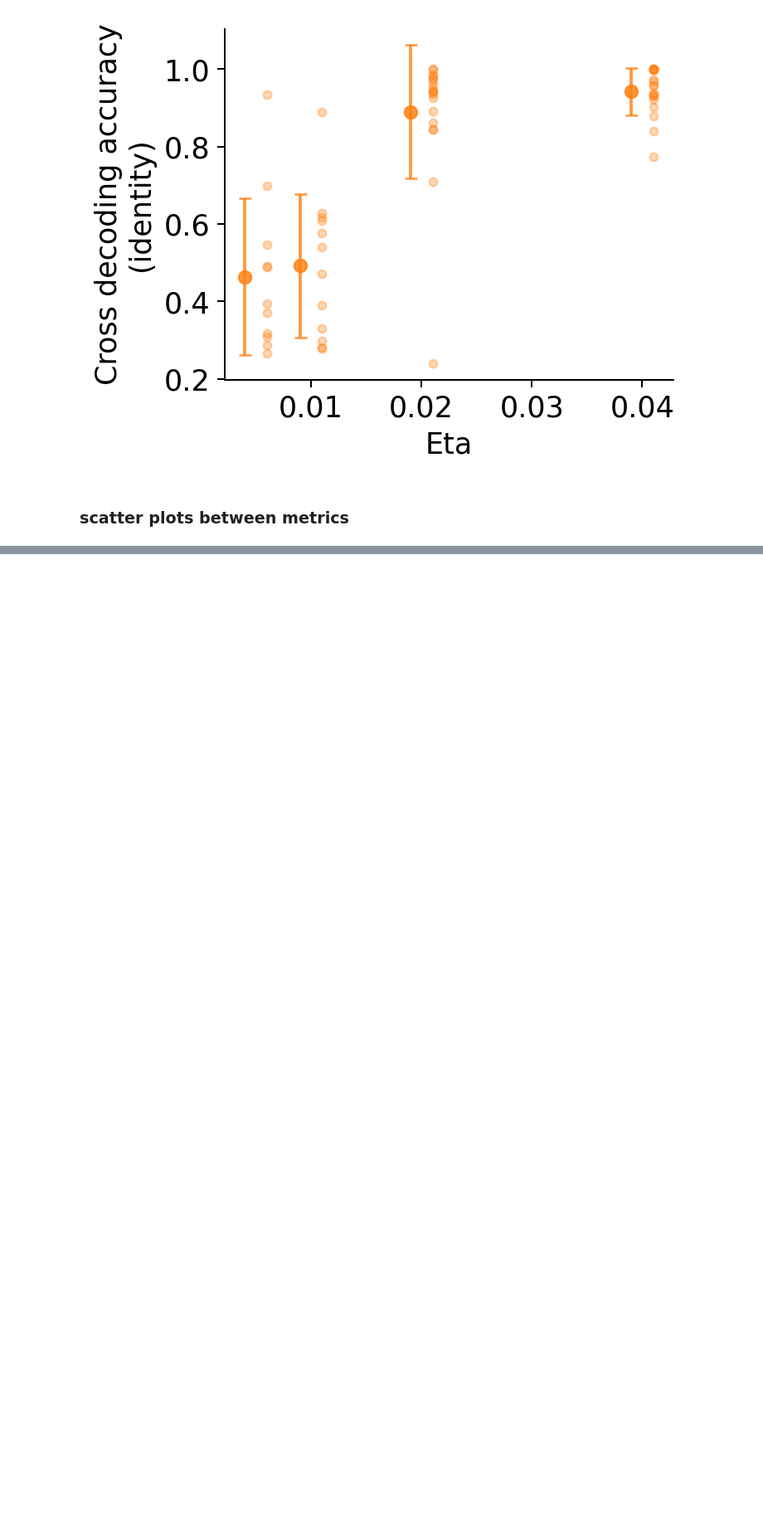
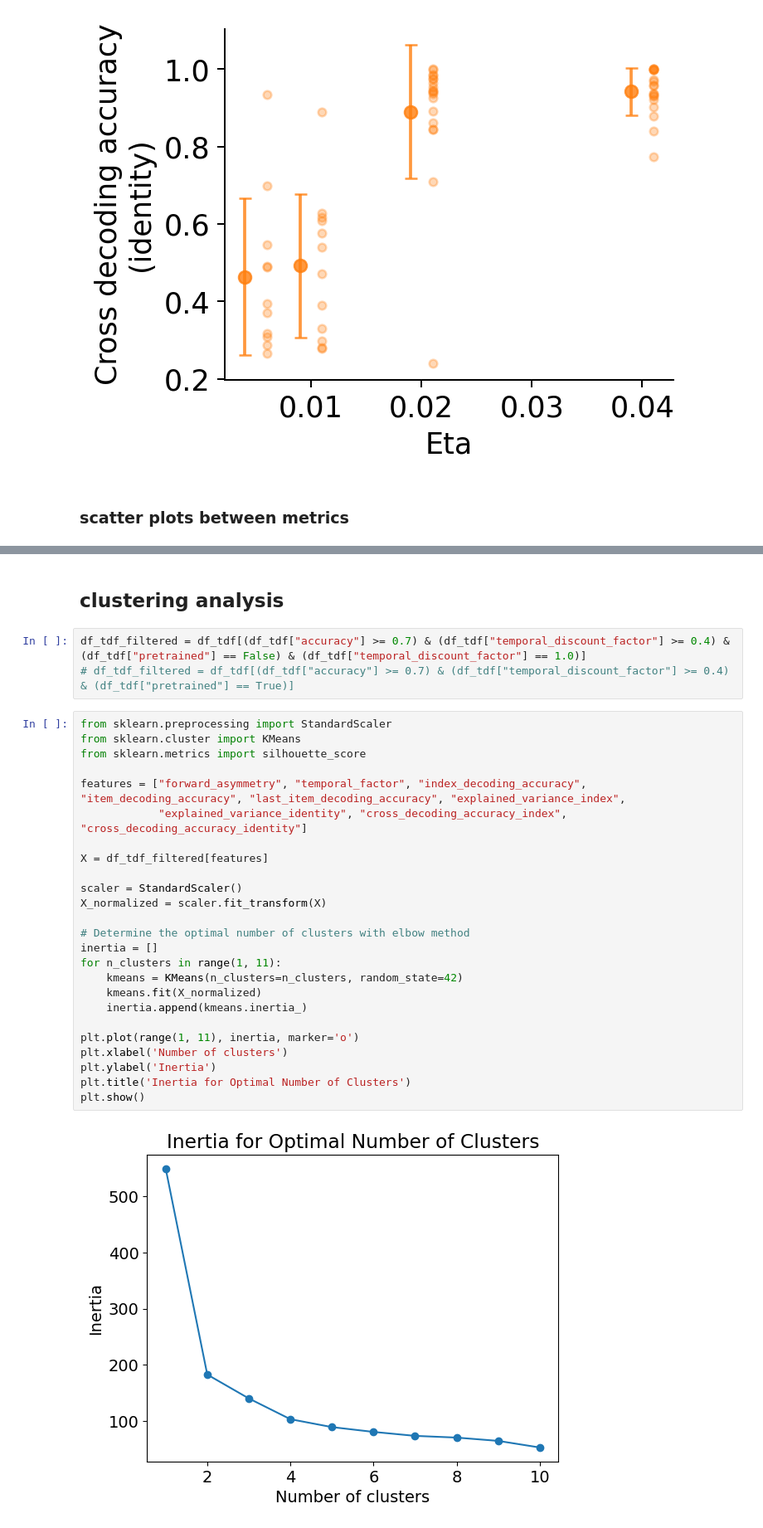
Before and after one commit to yunchen-hung/gru-li-model, a Jupyter notebook: analysis_fr_paper.ipynb, the cells around one changed output, grey strips where cells are left out. Shown at 83% size. Cells and saved outputs as stored; diff of their text form; blank space fills up the shorter version.

Commit message:
analyses on clustering

```diff
--- a/analysis_fr_paper.ipynb
+++ b/analysis_fr_paper.ipynb
@@ -443,0 +492,32 @@ plot_scatter(df_tdf_vary_eta["cross_decoding_accuracy_index"], df_tdf_vary_eta["
+# %% [markdown]
+## clustering analysis
+# %%
+df_tdf_filtered = df_tdf[(df_tdf["accuracy"] >= 0.7) & (df_tdf["temporal_discount_factor"] >= 0.4) & (df_tdf["pretrained"] == False) & (df_tdf["temporal_discount_factor"] == 1.0)]
+# df_tdf_filtered = df_tdf[(df_tdf["accuracy"] >= 0.7) & (df_tdf["temporal_discount_factor"] >= 0.4) & (df_tdf["pretrained"] == True)]
+# %%
+from sklearn.preprocessing import StandardScaler
+from sklearn.cluster import KMeans
+from sklearn.metrics import silhouette_score
+
+features = ["forward_asymmetry", "temporal_factor", "index_decoding_accuracy", "item_decoding_accuracy", "last_item_decoding_accuracy", "explained_variance_index",
+            "explained_variance_identity", "cross_decoding_accuracy_index", "cross_decoding_accuracy_identity"]
+
+X = df_tdf_filtered[features]
+
+scaler = StandardScaler()
+X_normalized = scaler.fit_transform(X)
+
+# Determine the optimal number of clusters with elbow method
+inertia = []
+for n_clusters in range(1, 11):
+    kmeans = KMeans(n_clusters=n_clusters, random_state=42)
+    kmeans.fit(X_normalized)
+    inertia.append(kmeans.inertia_)
+
+plt.plot(range(1, 11), inertia, marker='o')
+plt.xlabel('Number of clusters')
+plt.ylabel('Inertia')
+plt.title('Inertia for Optimal Number of Clusters')
+plt.show()
+# %% [output]
+[figure, added]
```
Also changed, not shown: parts of 13 cells of this notebook, 23 other files.
